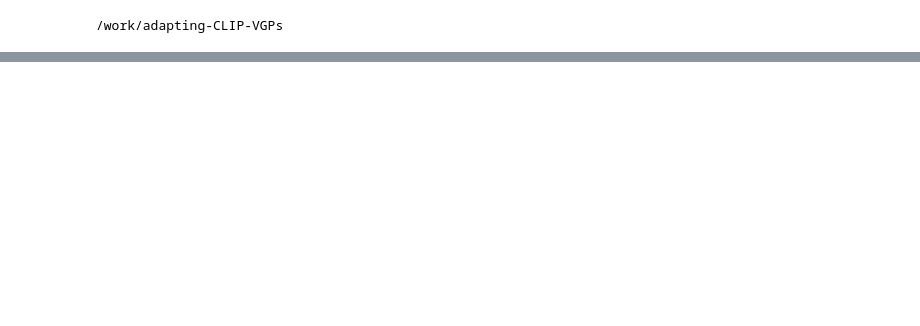
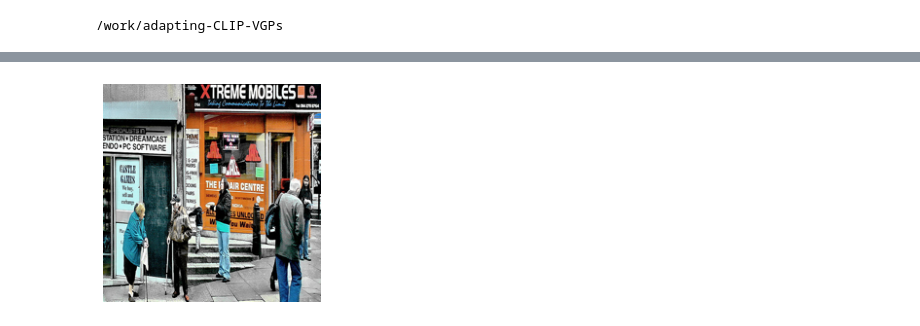
Before and after one commit to don1749/adapting-CLIP-VGPs, a Jupyter notebook: demo.ipynb, the cells around one changed output, grey strips where cells are left out. Drawn from its saved outputs; the diff is of its cells as text; code cells hidden in the pictures; blank space fills up the shorter version.

```diff
--- a/demo.ipynb
+++ b/demo.ipynb
@@ -163,0 +231,5 @@ print(similarity_score)
+# %%
+from utils.vgp_data import FlickrVGPsDataset
+from torch.utils.data import DataLoader
+
+train_dataset = FlickrVGPsDataset(data_type='train')
@@ -163,0 +266,41 @@ print(similarity_score)
+# %%
+torch.manual_seed(0)
+batch_size = 100
+
+train_loader = DataLoader(
+    dataset=train_dataset,
+    batch_size=batch_size,
+    shuffle=False,
+    num_workers=0,
+    pin_memory=True
+)
+
+batch_iter = iter(train_loader)
+batch = next(batch_iter)
+indices = batch['idx']
+images = batch['image']
+phrase_pairs = [list(phrase_pair) for phrase_pair in zip(batch['phrases'][0],batch['phrases'][1])]
+labels = batch['label']
+# %%
+import matplotlib.pyplot as plt
+
+def show(img_tensor):
+    # Assuming img_data is your uint8 PyTorch tensor image
+    if torch.is_tensor(img_tensor) and img_tensor.dtype == torch.uint8:
+        # Convert the tensor to a NumPy array and normalize if necessary
+        img_array = img_tensor.numpy()
+
+        # If the image has channels (e.g., RGB), transpose the dimensions
+        if img_array.shape[0] == 3:
+            img_array = img_array.transpose(1, 2, 0)
+
+        # Display the image using matplotlib
+        plt.imshow(img_array)
+        plt.axis('off')
+        plt.show()
+    else:
+        print("Invalid image data.")
+
+show(images[0])
+# %% [output]
+[figure, added]
```
Also changed, not shown: parts of 53 cells of this notebook, 7 other files.
